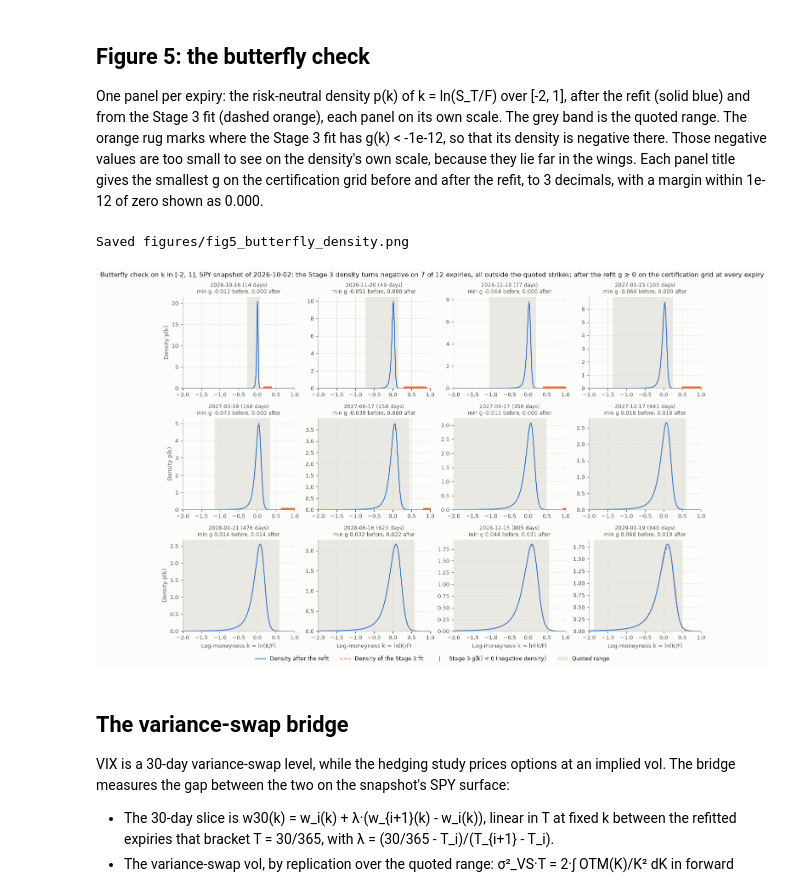
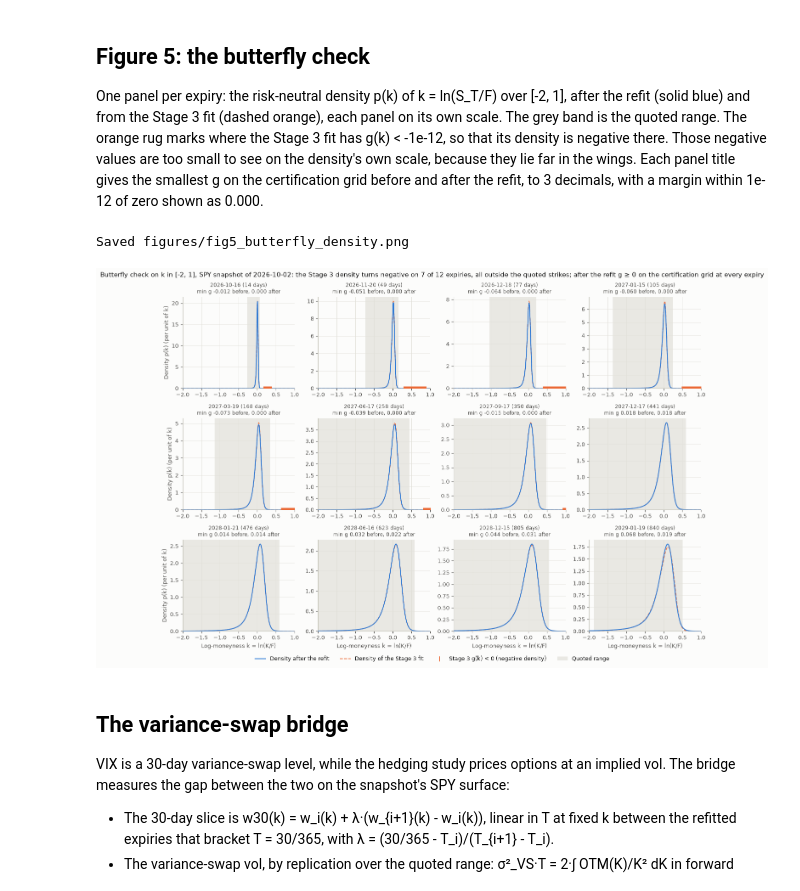
Before and after one commit to yogi-agarwal/vol-surface-delta-hedging, a Jupyter notebook: notebooks/analysis.ipynb, the cells around one changed output. Cells and saved outputs as stored; diff of their text form; code cells hidden in the pictures.

```diff
--- a/notebooks/analysis.ipynb
+++ b/notebooks/analysis.ipynb
@@ -2028,7 +2028,7 @@ ax.yaxis.set_minor_locator(NullLocator())
 ax.set_yticklabels(["1 month", "3 months", "6 months", "1 year", "2 years"])
 ax.set_ylim(T_slices[0], T_slices[-1])
 ax.set_xlabel("Log-moneyness k = ln(K/F)")
-ax.set_ylabel("Time to expiry T (log scale)")
+ax.set_ylabel("Time to expiry T (log scale, ticks in months and years)")
 ax.grid(False)
 
 # Expiries: a tick on the right edge at each T, with labels spread apart where expiries lie close together.
@@ -2133,35 +2133,35 @@ for ax, label, T, before, after, (lo, hi) in zip(axes.flat, stage_4_labels, T_sl
             zorder=4, transform=ax.get_xaxis_transform())
     ax.set_xlim(*arb.K_RANGE)
     ax.set_ylim(bottom=0)
     ax.set_title(f"{label} ({365 * T:.0f} days)\nmin g {g_label(checks['before'].loc[label, 'min g'])} before, "
                  f"{g_label(checks['after'].loc[label, 'min g'])} after", color=INK_2, fontsize=8.5)
 for ax in axes[-1]:
     ax.set_xlabel("Log-moneyness k = ln(K/F)")
 for ax in axes[:, 0]:
-    ax.set_ylabel("Density p(k)")
+    ax.set_ylabel("Density p(k) (per unit of k)")
 handles = [
     Line2D([], [], color=BLUE, lw=1.4, label="Density after the refit"),
     Line2D([], [], color=ORANGE, lw=1.2, ls=(0, (4, 2)), label="Density of the Stage 3 fit"),
     Line2D([], [], ls="none", marker="|", ms=8, color=ORANGE, label="Stage 3 g(k) < 0 (negative density)"),
     plt.Rectangle((0, 0), 1, 1, color=GRID, alpha=0.7, lw=0, label="Quoted range"),
 ]
 fig.legend(handles=handles, loc="lower center", bbox_to_anchor=(0.5, -0.03), ncol=4)
 negative_slices = butterfly_slices.size
 negative_quoted = int((before_counts["butterfly quoted"] > 0).sum())
 after_negative = int((after_counts[["butterfly quoted", "butterfly extrapolated"]].sum(axis=1) > 0).sum())
 where = "all outside the quoted strikes" if negative_quoted == 0 else f"{negative_quoted} inside the quoted strikes"
 finding = (
     f"the Stage 3 density turns negative on {negative_slices} of {len(refits)} expiries, {where}; "
     + ("after the refit g ≥ 0 on the certification grid at every expiry" if after_negative == 0
        else f"after the refit {after_negative} expiries still have g < 0")
 )
 fig.suptitle(f"Butterfly check on k in [-2, 1], SPY snapshot of {fetch.min():%Y-%m-%d}: {finding}")
 fig.tight_layout()
 save(fig, "fig5_butterfly_density.png")
 plt.show()
 # %% [output]
 Saved figures/fig5_butterfly_density.png
-[figure, old version]
+[figure, new version]
 # %% [markdown]
 ## The variance-swap bridge
 
```
Also changed, not shown: parts of 7 cells of this notebook, 4 other files.
